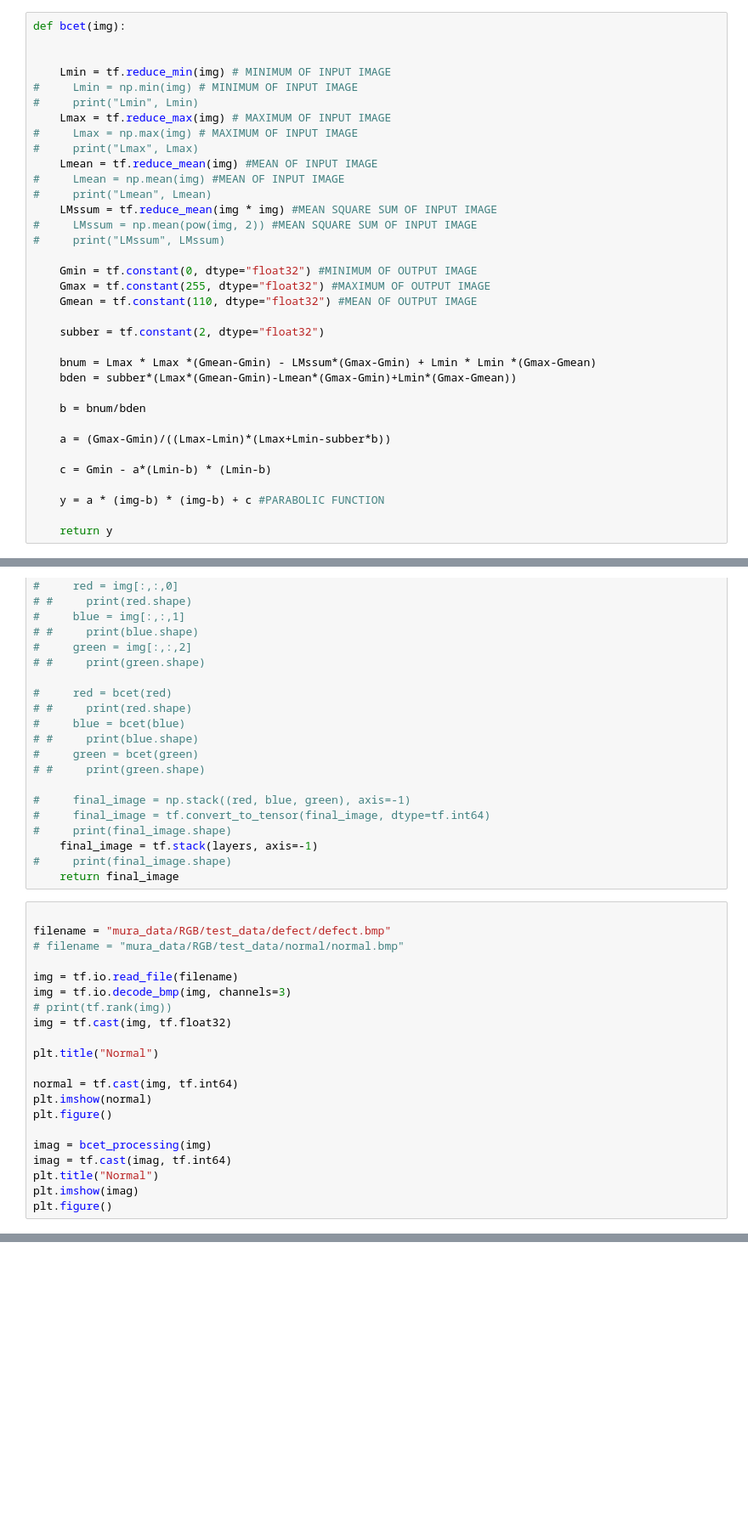
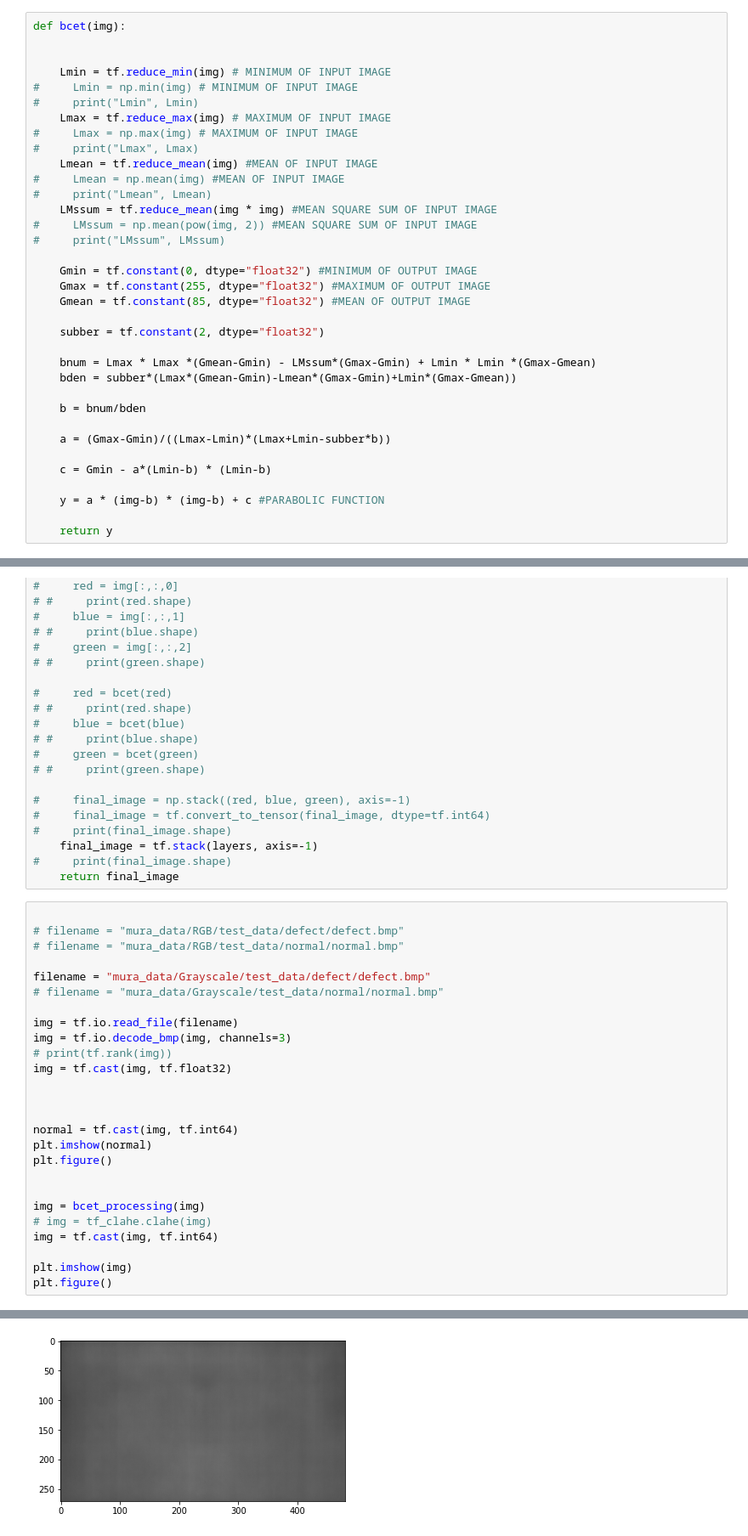
Before and after one commit to mrcaelumn/mura_detector, a Jupyter notebook: testing3.ipynb, the cells around one changed output, grey strips where cells are left out. Shown at 85% size. Cells and saved outputs as stored; diff of their text form; blank space fills up the shorter version.

```diff
--- a/testing3.ipynb
+++ b/testing3.ipynb
@@ -24,7 +25,7 @@ def bcet(img):
 
     Gmin = tf.constant(0, dtype="float32") #MINIMUM OF OUTPUT IMAGE
     Gmax = tf.constant(255, dtype="float32") #MAXIMUM OF OUTPUT IMAGE
-    Gmean = tf.constant(110, dtype="float32") #MEAN OF OUTPUT IMAGE
+    Gmean = tf.constant(85, dtype="float32") #MEAN OF OUTPUT IMAGE
 
     subber = tf.constant(2, dtype="float32")
 
@@ -77,23 +78,28 @@ def bcet_processing(img,channels=3):
     return final_image
 # %%
 
-filename = "mura_data/RGB/test_data/defect/defect.bmp"
+# filename = "mura_data/RGB/test_data/defect/defect.bmp"
 # filename = "mura_data/RGB/test_data/normal/normal.bmp"
+
+filename = "mura_data/Grayscale/test_data/defect/defect.bmp"
+# filename = "mura_data/Grayscale/test_data/normal/normal.bmp"
 
 img = tf.io.read_file(filename)
 img = tf.io.decode_bmp(img, channels=3)
 # print(tf.rank(img))
 img = tf.cast(img, tf.float32)
 
-plt.title("Normal")
+
 
 normal = tf.cast(img, tf.int64)
 plt.imshow(normal)
 plt.figure()
 
-imag = bcet_processing(img)
-imag = tf.cast(imag, tf.int64)
-plt.title("Normal")
-plt.imshow(imag)
+
+img = bcet_processing(img)
+# img = tf_clahe.clahe(img)
+img = tf.cast(img, tf.int64)
+
+plt.imshow(img)
 plt.figure()
 # %% [output]
@@ -100,0 +108 @@ InvalidArgumentError: `channels` must be 0, 3 or 4 for BMP, but got 1 [Op:Decode
+[figure, added]
```
Also changed, not shown: parts of 2 cells of this notebook, 1 other file.
